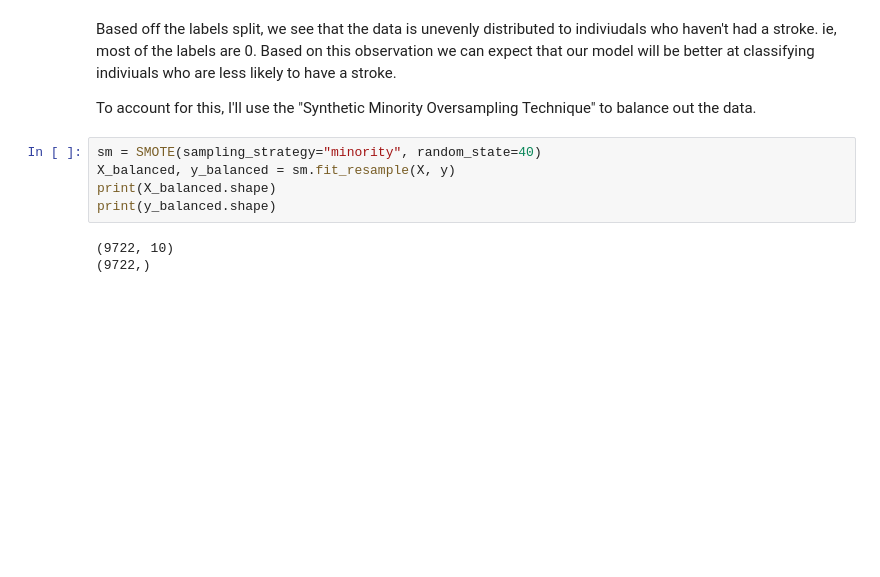
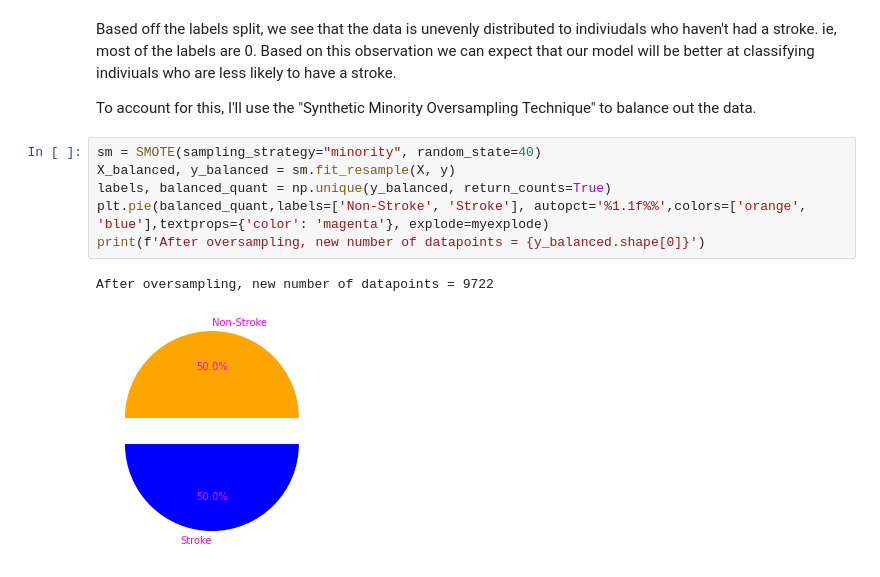
Before and after one commit to tajpatel58/Machine-Learning-, a Jupyter notebook: Data Science Practice/Stroke Prediction/Stroke_Prediction.ipynb, the cells around one changed output. Drawn from its saved outputs; the diff is of its cells as text; blank space fills up the shorter version.

```diff
--- a/Data Science Practice/Stroke Prediction/Stroke_Prediction.ipynb
+++ b/Data Science Practice/Stroke Prediction/Stroke_Prediction.ipynb
@@ -162,8 +172,9 @@ To account for this, I'll use the "Synthetic Minority Oversampling Technique" to
 # %%
 sm = SMOTE(sampling_strategy="minority", random_state=40)
 X_balanced, y_balanced = sm.fit_resample(X, y)
-print(X_balanced.shape)
-print(y_balanced.shape)
+labels, balanced_quant = np.unique(y_balanced, return_counts=True)
+plt.pie(balanced_quant,labels=['Non-Stroke', 'Stroke'], autopct='%1.1f%%',colors=['orange', 'blue'],textprops={'color': 'magenta'}, explode=myexplode)
+print(f'After oversampling, new number of datapoints = {y_balanced.shape[0]}')
 # %% [output]
-(9722, 10)
-(9722,)
+After oversampling, new number of datapoints = 9722
+[figure, added]
```
Also changed, not shown: parts of 17 cells of this notebook.
